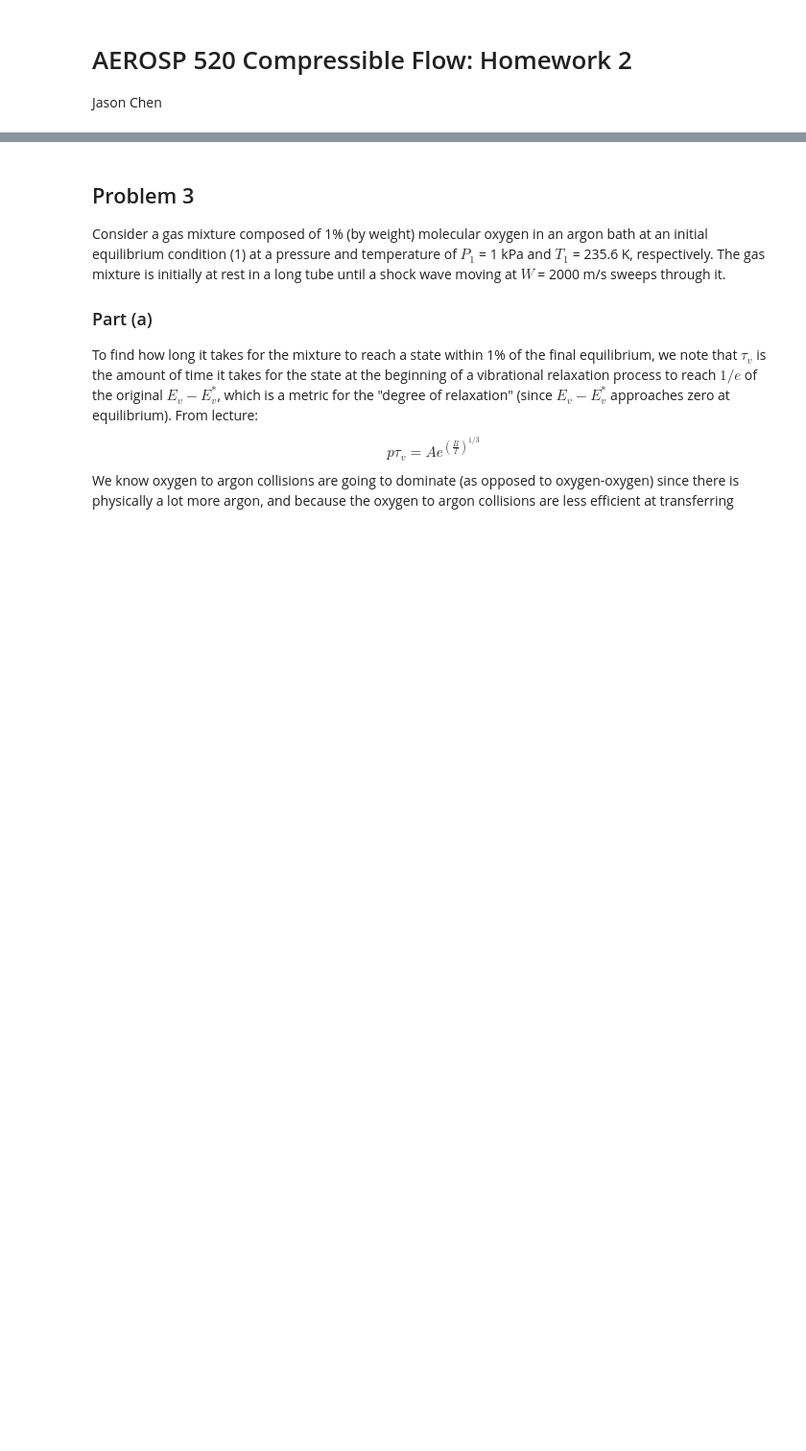
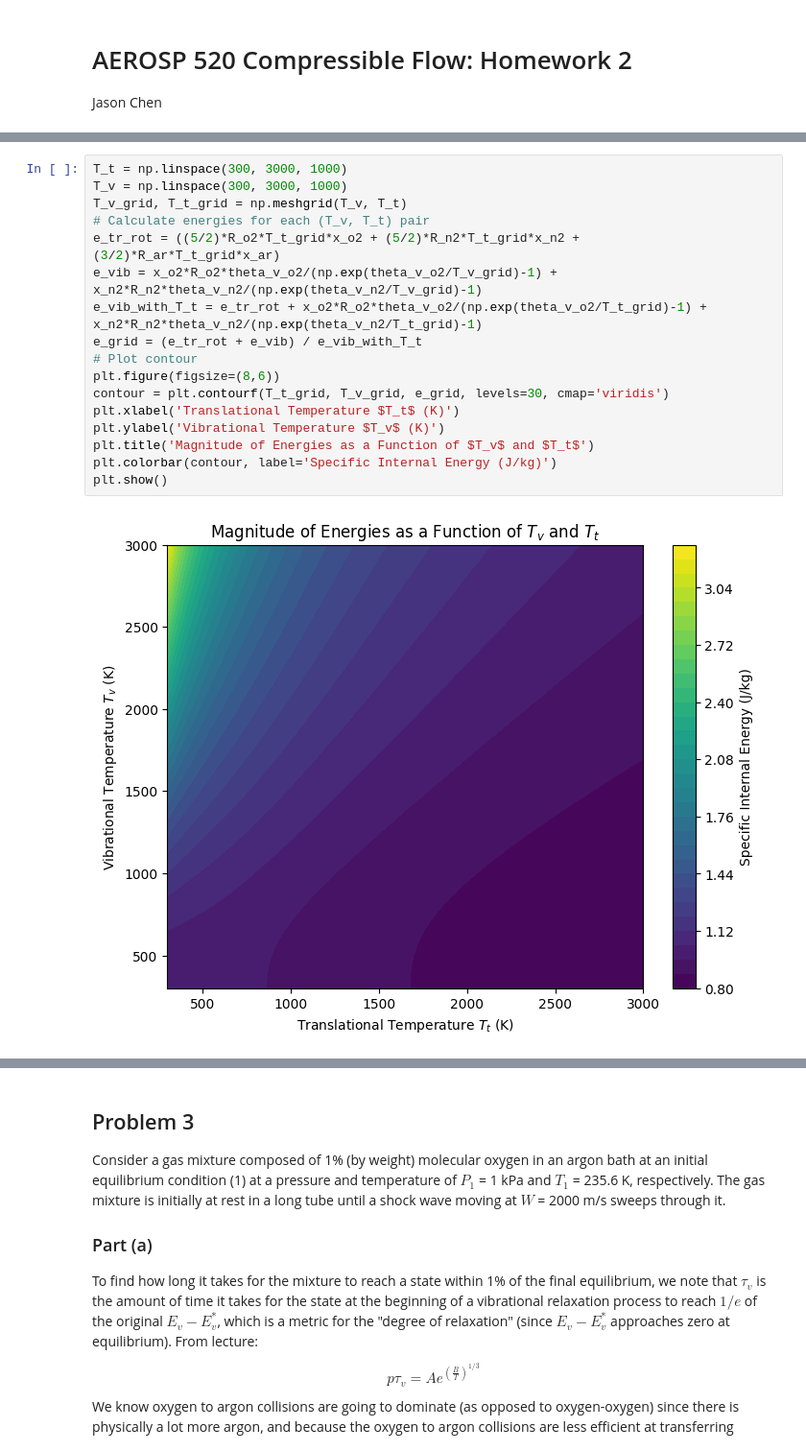
Before and after one commit to JayChen35/sugs, a Jupyter notebook: 520_comp_flow/hw_2.ipynb, the cells around one changed output, grey strips where cells are left out. Shown at 96% size. Cells and saved outputs as stored; diff of their text form; blank space fills up the shorter version.

```diff
--- a/520_comp_flow/hw_2.ipynb
+++ b/520_comp_flow/hw_2.ipynb
@@ -3,0 +44,19 @@ Jason Chen
+# %%
+T_t = np.linspace(300, 3000, 1000)
+T_v = np.linspace(300, 3000, 1000)
+T_v_grid, T_t_grid = np.meshgrid(T_v, T_t)
+# Calculate energies for each (T_v, T_t) pair
+e_tr_rot = ((5/2)*R_o2*T_t_grid*x_o2 + (5/2)*R_n2*T_t_grid*x_n2 + (3/2)*R_ar*T_t_grid*x_ar)
+e_vib = x_o2*R_o2*theta_v_o2/(np.exp(theta_v_o2/T_v_grid)-1) + x_n2*R_n2*theta_v_n2/(np.exp(theta_v_n2/T_v_grid)-1)
+e_vib_with_T_t = e_tr_rot + x_o2*R_o2*theta_v_o2/(np.exp(theta_v_o2/T_t_grid)-1) + x_n2*R_n2*theta_v_n2/(np.exp(theta_v_n2/T_t_grid)-1)
+e_grid = (e_tr_rot + e_vib) / e_vib_with_T_t
+# Plot contour
+plt.figure(figsize=(8,6))
+contour = plt.contourf(T_t_grid, T_v_grid, e_grid, levels=30, cmap='viridis')
+plt.xlabel('Translational Temperature $T_t$ (K)')
+plt.ylabel('Vibrational Temperature $T_v$ (K)')
+plt.title('Magnitude of Energies as a Function of $T_v$ and $T_t$')
+plt.colorbar(contour, label='Specific Internal Energy (J/kg)')
+plt.show()
+# %% [output]
+[figure, added]
```
Also changed, not shown: parts of 11 cells of this notebook, 2 other files.
